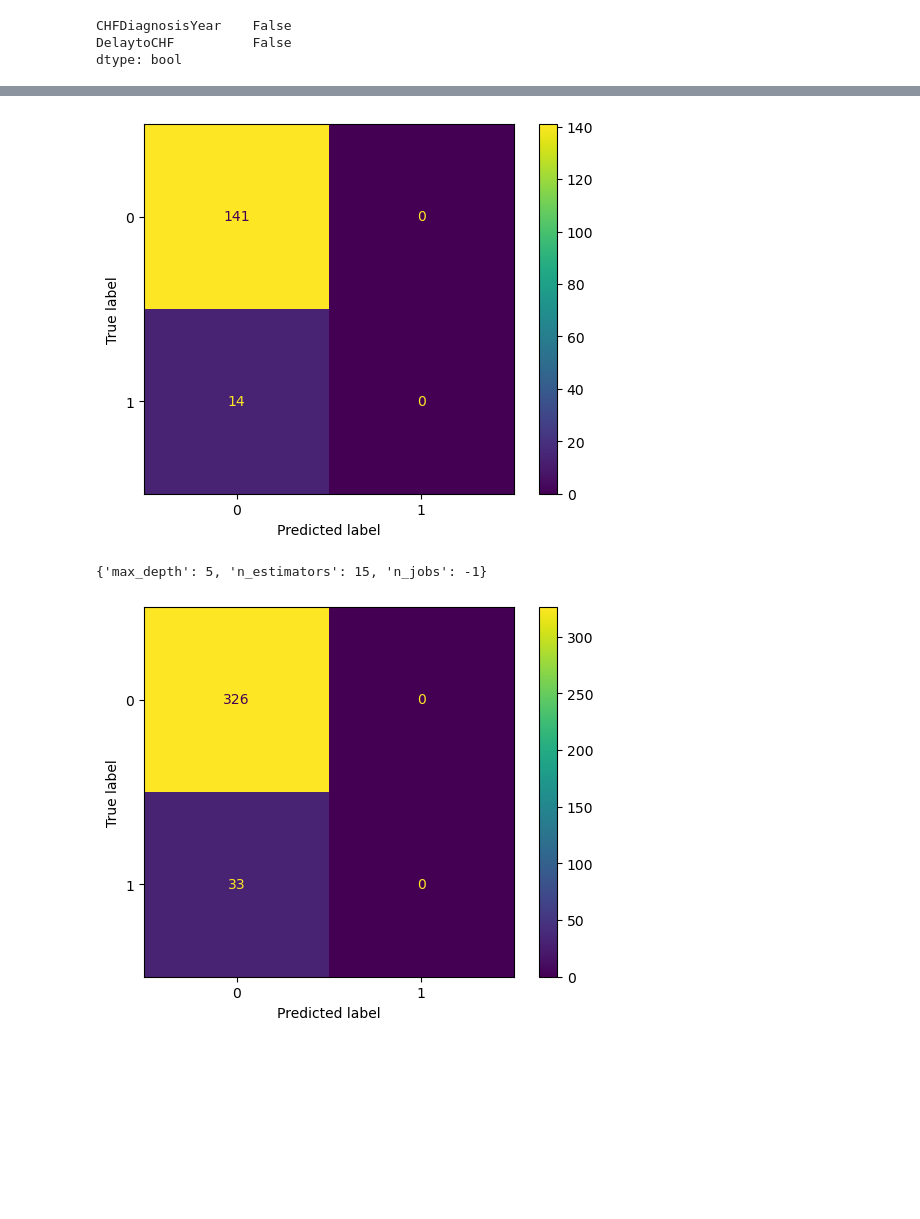
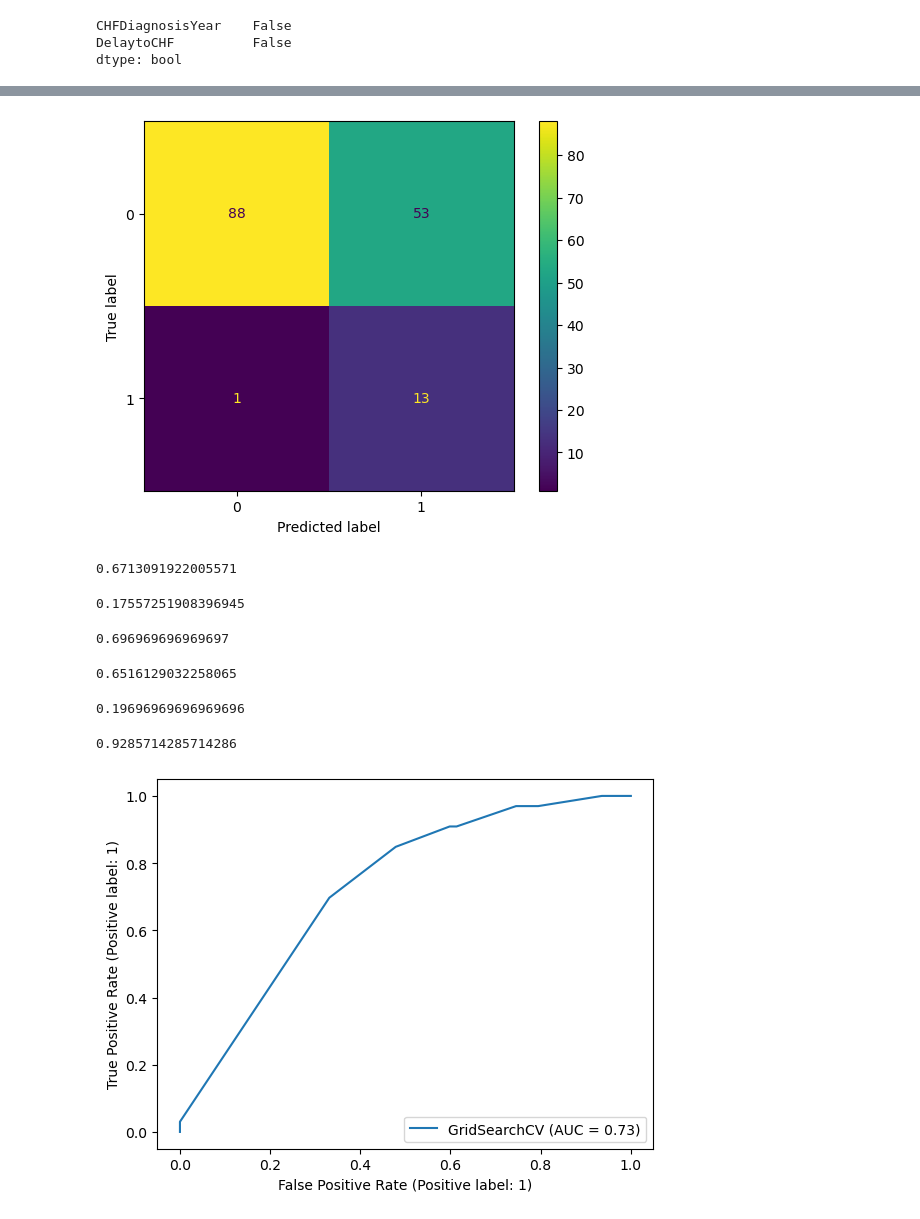
Before and after one commit to wanderer-yh/EHR---Team-6-Project, a Jupyter notebook: Eckstein_work_in_progress.ipynb, the cells around one changed output, grey strips where cells are left out. Cells and saved outputs as stored; diff of their text form; code cells hidden in the pictures; blank space fills up the shorter version.

Commit message:
balanced run with improved scores.

```diff
--- a/Eckstein_work_in_progress.ipynb
+++ b/Eckstein_work_in_progress.ipynb
@@ -16,6 +24,6 @@ from sklearn.ensemble import RandomForestClassifier, AdaBoostClassifier
 # %%
-projectdf = pd.read_csv('data/coherent-11-07-2022/csv/NewMemYear.csv')
-projectdf2 = pd.read_csv('data/coherent-11-07-2022/csv/NewMemYear.csv')
+projectdf = pd.read_csv('NewMemYear.csv')
+projectdf2 = pd.read_csv('NewMemYear.csv')
 conditionsdf = pd.read_csv('Conditions_ohc.csv')
 chemo_pats = pd.read_csv('chemo_pats.csv')
 # %%
@@ -41,7 +49,7 @@ conditionsdrop_list = ['DeceasedFlag', 'CHEMO', 'Alcoholism', 'Anemia (disorder)
        'Shock (disorder)', 'Stroke', 'Chronic congestive heart failure (disorder)', 'Atrial Fibrillation',
        'Cardiac Arrest', 'Coronary Heart Disease',
        'History of cardiac arrest (situation)',
-       'History of myocardial infarction (situation)', 'Myocardial Infarction', 'Cardiac Event']
+       'History of myocardial infarction (situation)', 'Myocardial Infarction', 'Cardiac Event', 'Unnamed: 0', 'Age']
 # %%
 # Looking at specific chemo drugs -- this code creates dummies for them and groups by patient
 chemo_ohc = chemo_pats[['PATIENT']].join(pd.get_dummies(chemo_pats['DESCRIPTION'])).groupby('PATIENT').max()
@@ -97,5 +105,6 @@ Y = projectdf['Chronic congestive heart failure (disorder)']
 # X = projectdf.drop(['Chronic congestive heart failure (disorder)', 'Atrial Fibrillation',
 #        'Cardiac Arrest', 'Coronary Heart Disease',
 #        'History of cardiac arrest (situation)',
-#        'History of myocardial infarction (situation)', 'Myocardial Infarction', 'Cardiac Event'], axis=1)
-X = projectdf.drop(conditionsdrop_list, axis=1)
+#        'History of myocardial infarction (situation)', 'Myocardial Infarction', 'Cardiac Event', "Unnamed: 0", 'Age'], axis=1)
+X = projectdf.drop(conditionsdrop_list, axis=1).drop(cancer_list, axis=1).drop(['ISMALE', 'ISMARRIED', 'ISHISPANIC', 'asian', 'black', 'other', 'white', 'CADuration'], axis=1)
+#X = projectdf.drop(conditionsdrop_list, axis=1).drop(chemo_ohc, axis=1).drop(['ISMALE', 'ISMARRIED', 'ISHISPANIC', 'asian', 'black', 'other', 'white'], axis=1)
@@ -106,11 +127,12 @@ from sklearn.linear_model import Lasso
 # %%
-rfc = RandomForestClassifier(random_state=42)
+rfc = RandomForestClassifier(class_weight='balanced', random_state=42)
 rfc.get_params()
 
 param_grid = {
-            'max_depth': [5, 10, 15, 20, 25],
-            'n_estimators': [10, 15, 25, 50, 100],
-            'n_jobs': [-1]}
+            'max_depth': [4, 5, 7, 8],
+            'n_estimators': [5, 10, 15, 25, 50, 100],
+            'n_jobs': [-1],
+            }
 
 cv = KFold(n_splits=5)
 # %%
@@ -127,4 +174,4 @@ _ = ConfusionMatrixDisplay.from_estimator(gridcv.best_estimator_, X_train, Y_tra
 # %%
 _ = ConfusionMatrixDisplay.from_estimator(gridcv.best_estimator_, X_test, Y_test)
 # %% [output]
-[figure, old version]
+[figure, new version]
@@ -143,10 +178,29 @@ adacv_mod = GridSearchCV(ada, param_grid=param_grid, cv=cv)
-# %%
-adagridcv = cv_mod.fit(X_train, Y_train)
-adagridcv.best_params_
-# %% [output]
-{'max_depth': 5, 'n_estimators': 15, 'n_jobs': -1}
+# %%
+accuracy_score(Y_train, gridcv.best_estimator_.predict(X_train))
+# %% [output]
+0.6713091922005571
+# %%
+precision_score(Y_train, gridcv.best_estimator_.predict(X_train))
+# %% [output]
+0.17557251908396945
+# %%
+recall_score(Y_train, gridcv.best_estimator_.predict(X_train))
+# %% [output]
+0.696969696969697
+# %%
+accuracy_score(Y_test, gridcv.best_estimator_.predict(X_test))
+# %% [output]
+0.6516129032258065
+# %%
+precision_score(Y_test, gridcv.best_estimator_.predict(X_test))
+# %% [output]
+0.19696969696969696
+# %%
+recall_score(Y_test, gridcv.best_estimator_.predict(X_test))
+# %% [output]
+0.9285714285714286
 # %%
-_ = ConfusionMatrixDisplay.from_estimator(adagridcv.best_estimator_, X_train, Y_train)
+_ = RocCurveDisplay.from_estimator(gridcv, X_train, Y_train)
 # %% [output]
-[figure, old version]
+[figure, new version]
 # %%
```
Also changed, not shown: parts of 17 cells of this notebook.
